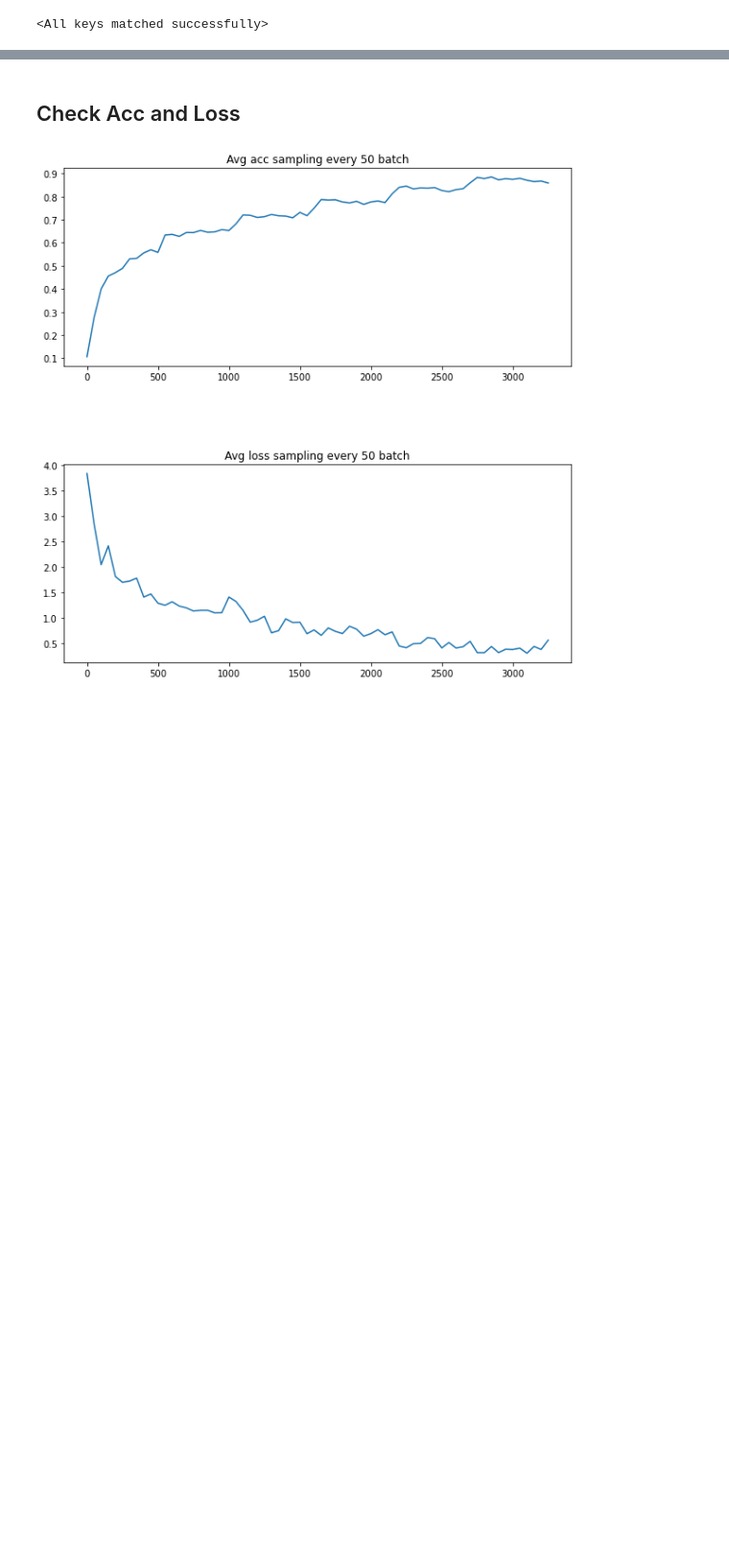
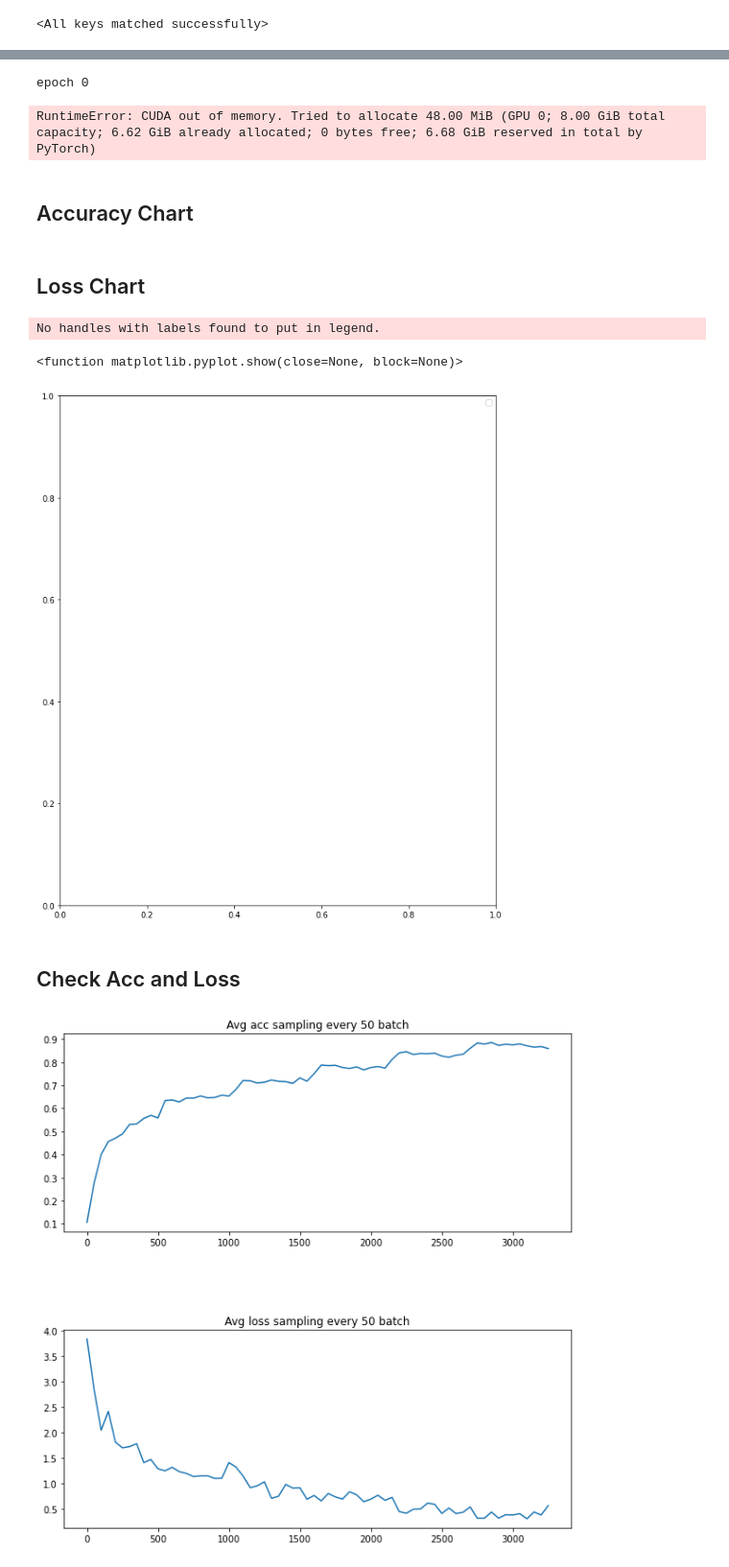
Before and after one commit to HuHang-koko5/Roberta, a Jupyter notebook: News-Classifier/utils-Roberta.ipynb, the cells around one changed output, grey strips where cells are left out. Shown at 96% size. Drawn from its saved outputs; the diff is of its cells as text; code cells hidden in the pictures; blank space fills up the shorter version.

Commit message:
add hyperpara optimize code

```diff
--- a/News-Classifier/utils-Roberta.ipynb
+++ b/News-Classifier/utils-Roberta.ipynb
@@ -18,6 +5,6 @@ MODEL_NAME = 'skimai/spanberta-base-cased'
 LOG_DIR = "./news-classification"
 MAX_SEQ_LENGTH = 128
 BATCH_SIZE = 128
-LEARN_RATE = 2e-5
-EPOCH = 6
+LEARN_RATE = 1e-5
+EPOCH = 3
 MAX_CATE_SIZE = 7000
@@ -213,7 +14,7 @@ def weight_init(m):
 init
 # %%
 # load data
-labels,contents,lset,ldic = load_data('data/cleaned_es_data.json',percentage=1)
+labels,contents,lset,ldic = load_data('data/cleaned_es_data.json',MAX_CATE_SIZE,percentage=1)
 
 # encode 1 87s
 start = time.time()
@@ -409,0 +101,23 @@ After Epoch 5 , valid acc: 0.6270593773115459, avg loss0.9609255709389809  avg a
+# %%
+init_lr = LEARN_RATE
+step = 1e-5
+accs = []
+losses = []
+lrs = []
+for i in range(10):
+    model = RobertaForSequenceClassification(MODEL_NAME,len(ldic))
+    model.apply(weight_init)
+    torch.cuda.empty_cache()
+    criterion = nn.CrossEntropyLoss()
+    optimizer = torch.optim.Adam(model.parameters(),lr=init_lr)
+    scheduler = torch.optim.lr_scheduler.ReduceLROnPlateau(optimizer)
+    if torch.cuda.is_available():
+        model = nn.DataParallel(model)
+        model.cuda()
+    acclist,losslist = train_classifier(model,EPOCH,train_val_loaders,criterion,optimizer,scheduler)
+    accs.append(acclist)
+    losses.append(losslist)
+    lrs.append(init_lr)
+# %% [output]
+epoch 0
+RuntimeError: CUDA out of memory. Tried to allocate 48.00 MiB (GPU 0; 8.00 GiB total capacity; 6.62 GiB already allocated; 0 bytes free; 6.68 GiB reserved in total by PyTorch)
@@ -410,3 +126,28 @@ After Epoch 5 , valid acc: 0.6270593773115459, avg loss0.9609255709389809  avg a
+# %% [markdown]
+## Accuracy Chart
+# %%
+plt.figure(figsize=(10,12))
+labels = []
+for lr,acc in zip(lrs,accs):
+    plt.plot(acc,label='lr-{}'.format(lr))
+    labels.append('lr-{}'.format(lr))
+plt.legend()
+plt.show
+# %% [markdown]
+## Loss Chart
+# %%
+import matplotlib.pyplot as plt
+plt.figure(figsize=(10,12))
+labels = []
+for lr,loss in zip(lrs,losses):
+    plt.plot(accs,label='lr-{}'.format(lr))
+    labels.append('lr-{}'.format(lr))
+plt.legend()
+plt.show
+# %% [output]
+No handles with labels found to put in legend.
+<function matplotlib.pyplot.show(close=None, block=None)>
+[figure, added]
 # %% [markdown]
 ## Check Acc and Loss
 # %%
```
Also changed, not shown: parts of 19 cells of this notebook.
